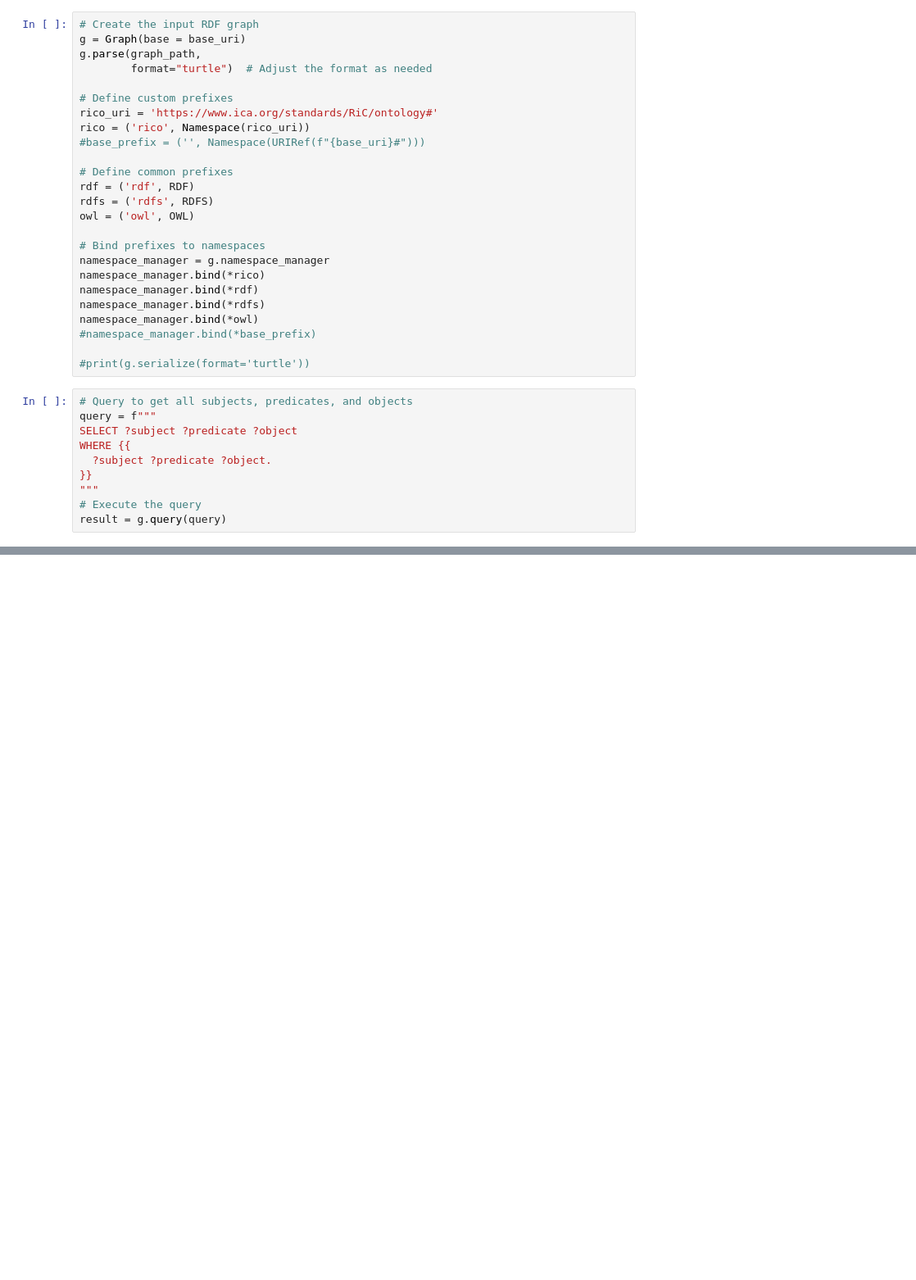
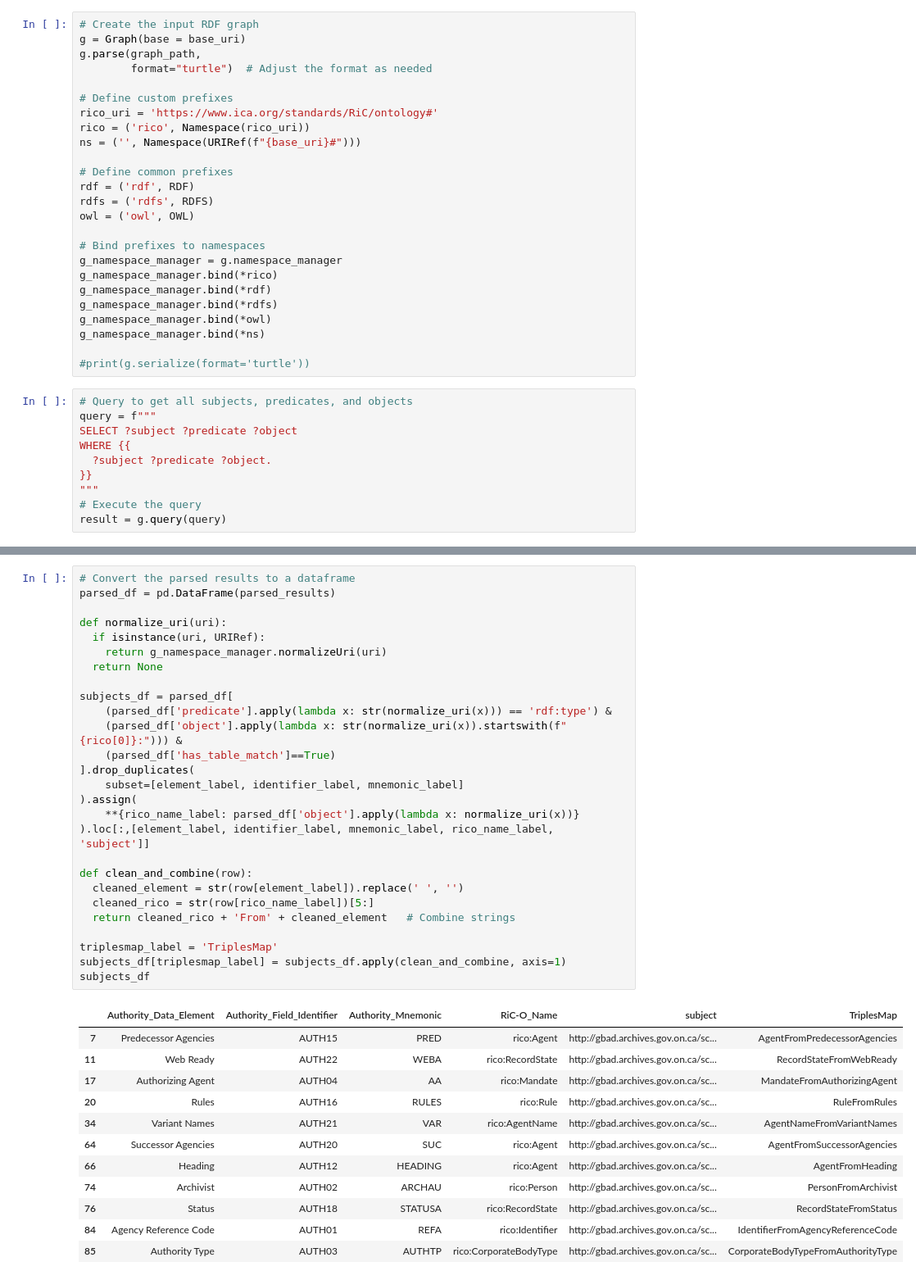
Before and after one commit to gbad-project/records_in_contexts_draw_io_parser, a Jupyter notebook: gbad/mapping/tools/map_schema.ipynb, the cells around one changed output, grey strips where cells are left out. Shown at 82% size. Saved outputs shown, nothing was run; the diff lists cells and outputs as text; blank space fills up the shorter version.

```diff
--- a/gbad/mapping/tools/map_schema.ipynb
+++ b/gbad/mapping/tools/map_schema.ipynb
@@ -32,7 +33,7 @@ g.parse(graph_path,
 # Define custom prefixes
 rico_uri = 'https://www.ica.org/standards/RiC/ontology#'
 rico = ('rico', Namespace(rico_uri))
-#base_prefix = ('', Namespace(URIRef(f"{base_uri}#")))
+ns = ('', Namespace(URIRef(f"{base_uri}#")))
 
 # Define common prefixes
 rdf = ('rdf', RDF)
@@ -40,12 +41,12 @@ rdfs = ('rdfs', RDFS)
 owl = ('owl', OWL)
 
 # Bind prefixes to namespaces
-namespace_manager = g.namespace_manager
-namespace_manager.bind(*rico)
-namespace_manager.bind(*rdf)
-namespace_manager.bind(*rdfs)
-namespace_manager.bind(*owl)
-#namespace_manager.bind(*base_prefix)
+g_namespace_manager = g.namespace_manager
+g_namespace_manager.bind(*rico)
+g_namespace_manager.bind(*rdf)
+g_namespace_manager.bind(*rdfs)
+g_namespace_manager.bind(*owl)
+g_namespace_manager.bind(*ns)
 
 #print(g.serialize(format='turtle'))
 # %%
@@ -136,3 +164,43 @@ for i, subject in enumerate(subjects):
+# %%
+# Convert the parsed results to a dataframe
+parsed_df = pd.DataFrame(parsed_results)
+
+def normalize_uri(uri):
+  if isinstance(uri, URIRef):
+    return g_namespace_manager.normalizeUri(uri)
+  return None
+
+subjects_df = parsed_df[
+    (parsed_df['predicate'].apply(lambda x: str(normalize_uri(x))) == 'rdf:type') &
+    (parsed_df['object'].apply(lambda x: str(normalize_uri(x)).startswith(f"{rico[0]}:"))) &
+    (parsed_df['has_table_match']==True)
+].drop_duplicates(
+    subset=[element_label, identifier_label, mnemonic_label]
+).assign(
+    **{rico_name_label: parsed_df['object'].apply(lambda x: normalize_uri(x))}
+).loc[:,[element_label, identifier_label, mnemonic_label, rico_name_label, 'subject']]
+
+def clean_and_combine(row):
+  cleaned_element = str(row[element_label]).replace(' ', '')
+  cleaned_rico = str(row[rico_name_label])[5:]
+  return cleaned_rico + 'From' + cleaned_element   # Combine strings
+
+triplesmap_label = 'TriplesMap'
+subjects_df[triplesmap_label] = subjects_df.apply(clean_and_combine, axis=1)
+subjects_df
+# %% [output]
+|  | Authority_Data_Element | Authority_Field_Identifier | Authority_Mnemonic | RiC-O_Name | subject | TriplesMap |
+| 7 | Predecessor Agencies | AUTH15 | PRED | rico:Agent | http://gbad.archives.gov.on.ca/sc... | AgentFromPredecessorAgencies |
+| 11 | Web Ready | AUTH22 | WEBA | rico:RecordState | http://gbad.archives.gov.on.ca/sc... | RecordStateFromWebReady |
+| 17 | Authorizing Agent | AUTH04 | AA | rico:Mandate | http://gbad.archives.gov.on.ca/sc... | MandateFromAuthorizingAgent |
+| 20 | Rules | AUTH16 | RULES | rico:Rule | http://gbad.archives.gov.on.ca/sc... | RuleFromRules |
+| 34 | Variant Names | AUTH21 | VAR | rico:AgentName | http://gbad.archives.gov.on.ca/sc... | AgentNameFromVariantNames |
+| 64 | Successor Agencies | AUTH20 | SUC | rico:Agent | http://gbad.archives.gov.on.ca/sc... | AgentFromSuccessorAgencies |
+| 66 | Heading | AUTH12 | HEADING | rico:Agent | http://gbad.archives.gov.on.ca/sc... | AgentFromHeading |
+| 74 | Archivist | AUTH02 | ARCHAU | rico:Person | http://gbad.archives.gov.on.ca/sc... | PersonFromArchivist |
+| 76 | Status | AUTH18 | STATUSA | rico:RecordState | http://gbad.archives.gov.on.ca/sc... | RecordStateFromStatus |
+| 84 | Agency Reference Code | AUTH01 | REFA | rico:Identifier | http://gbad.archives.gov.on.ca/sc... | IdentifierFromAgencyReferenceCode |
+| 85 | Authority Type | AUTH03 | AUTHTP | rico:CorporateBodyType | http://gbad.archives.gov.on.ca/sc... | CorporateBodyTypeFromAuthorityType |
 # %%
 # Initialize an RDF graph
 mapping = Graph(base = base_mapping_uri)
```
Also changed, not shown: parts of 6 cells of this notebook.
